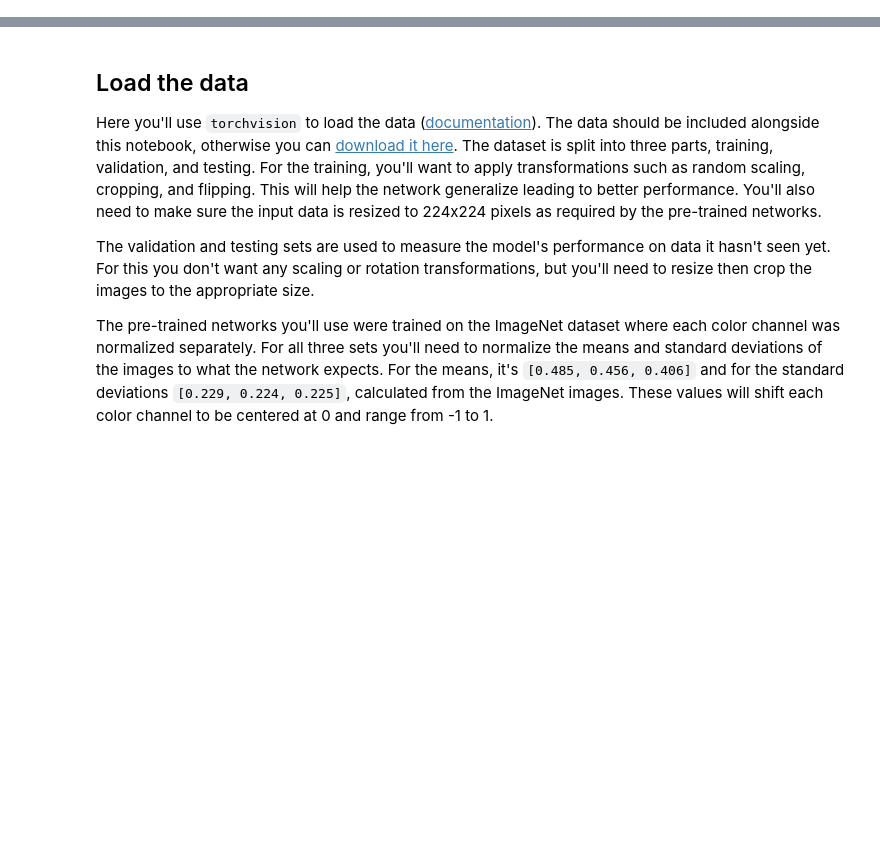
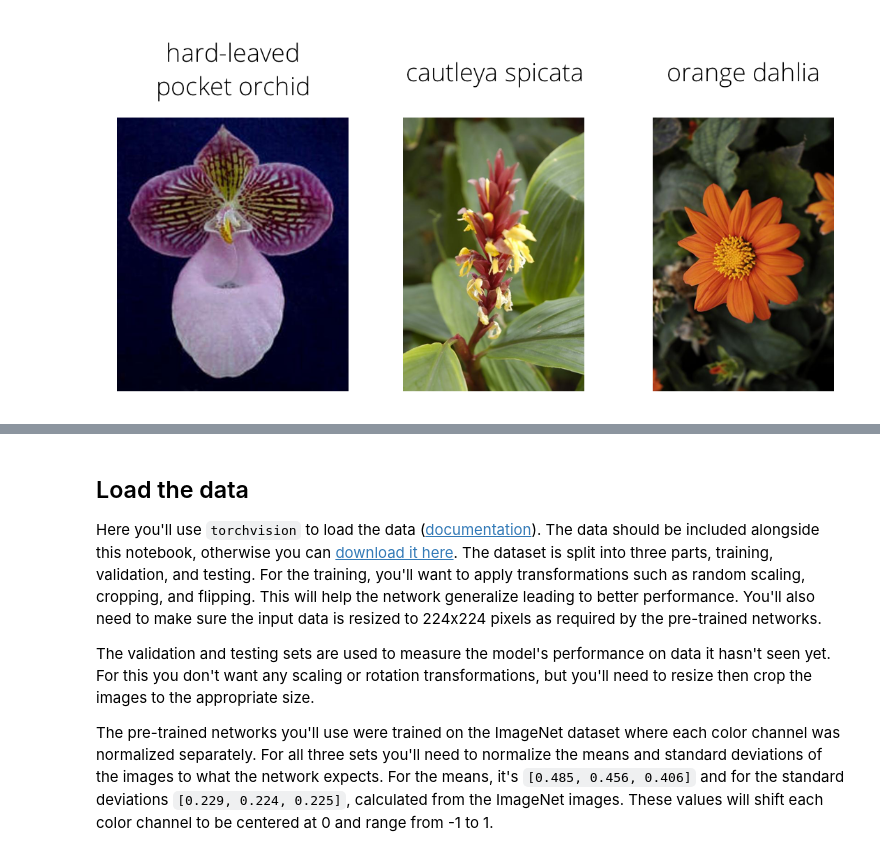
Before and after one commit to Yousuf28/Udacity_Data_Scientist_Nanodegree, a Jupyter notebook: 02_DeepLearnning/Course_material/p2_image_classifier/submit/Image Classifier Project.ipynb, the cells around one changed output, grey strips where cells are left out. Drawn from its saved outputs; the diff is of its cells as text; code cells hidden in the pictures; blank space fills up the shorter version.

```diff
--- a/02_DeepLearnning/Course_material/p2_image_classifier/submit/Image Classifier Project.ipynb
+++ b/02_DeepLearnning/Course_material/p2_image_classifier/submit/Image Classifier Project.ipynb
@@ -23,0 +9,4 @@ Please make sure if you are running this notebook in the workspace that you have
+# %%
+Image('assets/Flowers.png')
+# %% [output]
+[figure, added]
```
Also changed, not shown: parts of 6 cells of this notebook.
